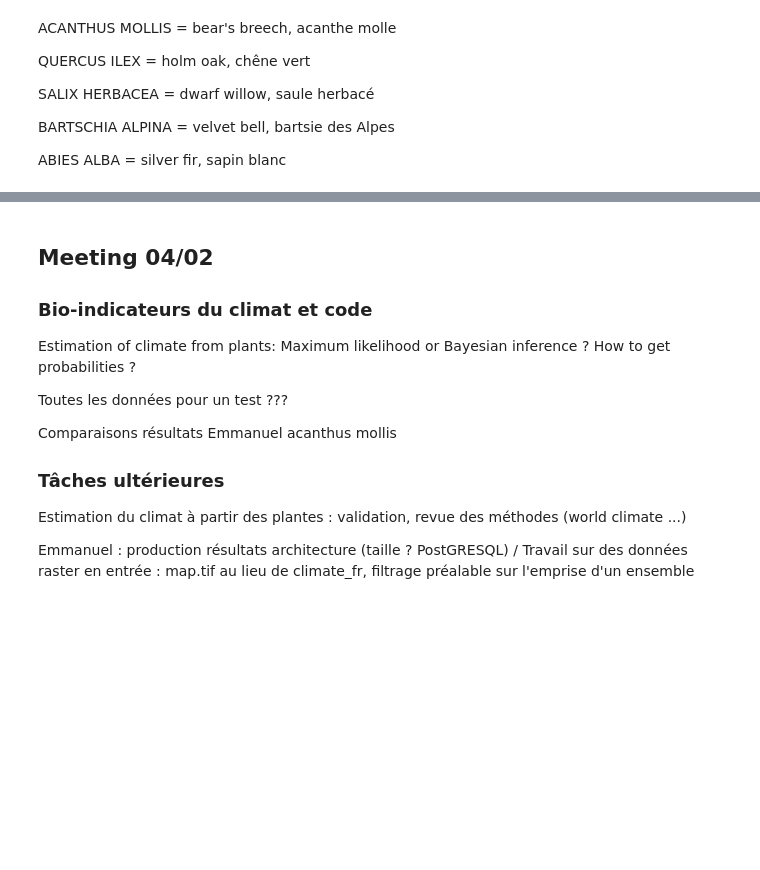
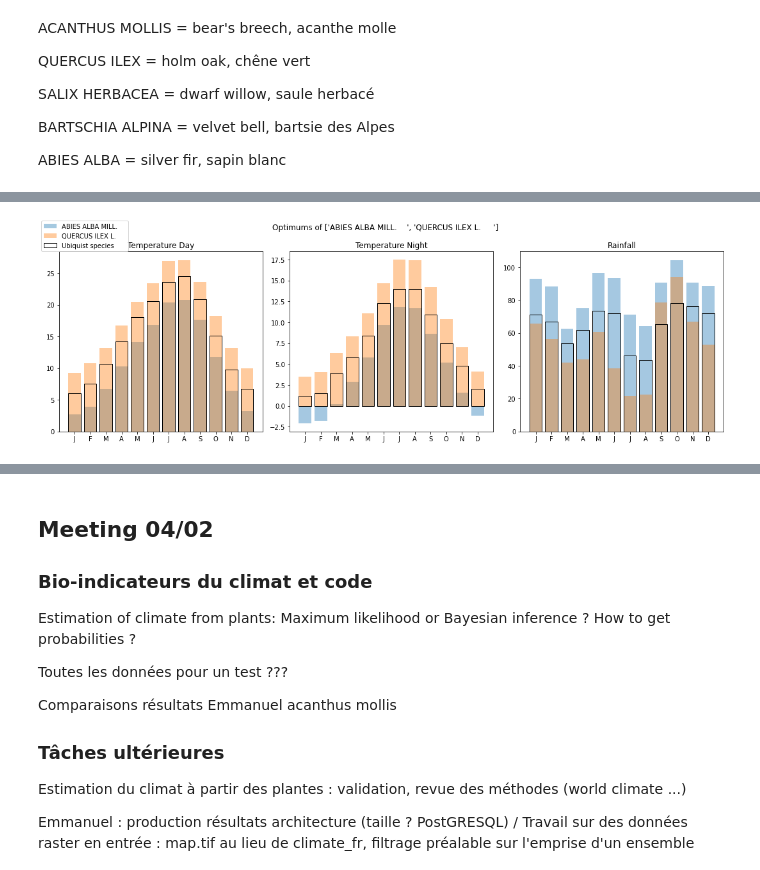
Before and after one commit to XavierMinesParis/SDM, a Jupyter notebook: playground.ipynb, the cells around one changed output, grey strips where cells are left out. Drawn from its saved outputs; the diff is of its cells as text; code cells hidden in the pictures; blank space fills up the shorter version.

```diff
--- a/playground.ipynb
+++ b/playground.ipynb
@@ -42,2 +69,4 @@ Visualization.plot_hist([fir, oak], 'tx07_61_90')
 # %%
-Visualization.plot_summary([fir, oak, velvet_bell, ])
+Visualization.plot_summary([fir, oak])
+# %% [output]
+[figure, added]
```
Also changed, not shown: parts of 8 cells of this notebook, 2 other files.
